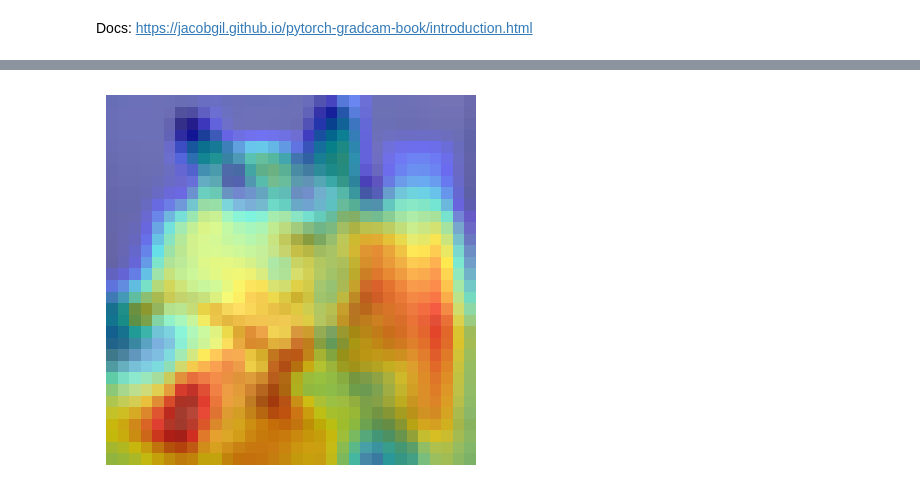
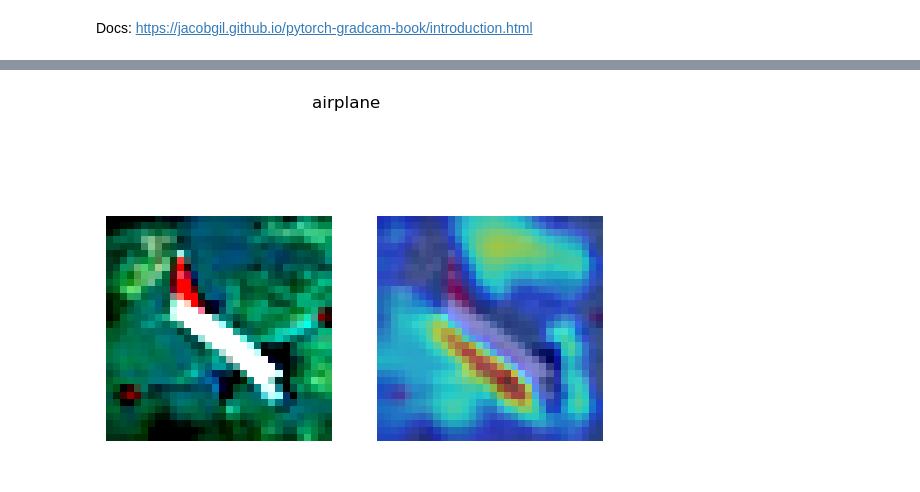
Before and after one commit to MNetanel/dl_project_cnn_attention, a Jupyter notebook: deep-course-project.ipynb, the cells around one changed output, grey strips where cells are left out. Drawn from its saved outputs; the diff is of its cells as text; code cells hidden in the pictures.

```diff
--- a/deep-course-project.ipynb
+++ b/deep-course-project.ipynb
@@ -165,7 +142,7 @@ def evaluate_model(model, data_loader):
 
     return accuracy, loss
 # %%
-def train(model, epochs=10, lr=0.01, momentum=0, verbose=True):
+def train(model, epochs=15, lr=0.01, momentum=0.9, verbose=True):
 
     logging_dict = {'loss': {'train': [], 'validation': []},
                     'accuracy': {'train': [], 'validation': []},
@@ -298,0 +230,8 @@ def make_plots(logging_dict, model_name, avg_train=True):
+# %%
+layers = [3, 4, 6, 3]
+resnet50_eca = ResNet(Bottleneck,
+                       layers,
+                       10,
+                       extra_modules_list=[[eca_layer(layer * 4 , 3).to(device)] for layer in layers],
+                       before_downsampling_list=[[True] for layer in layers]).to(device)
+eca_best_model, eca_test_acc, eca_test_loss, eca_logging_dict = train(resnet50_eca)
@@ -322,5 +292,12 @@ horse
 # %%
-def show_activations(model,target_layers, img, label: int | None = None, use_cuda=True):
+classes_names = {i: c for i, c in enumerate (('airplane', 'automobile', 'bird', 'cat', 'deer',
+                                              'dog', 'frog', 'horse', 'ship', 'truck',))}
+
+def show_activations(model, target_layers, image_number: int | None = None, use_cuda=True):
+    if image_number == None:
+        img, label = cifar10['train'][np.random.randint(350)]
+    else:
+        img, label = cifar10['train'][image_number]
     input_tensor = img.unsqueeze(0)
     cam = GradCAM(model=model, target_layers=target_layers, use_cuda=use_cuda)
     targets = [ClassifierOutputTarget(label)] if label else None
@@ -330,5 +307,11 @@ def show_activations(model,target_layers, img, label: int | None = None, use_cud
         return ((img - img.min()) / (img.max() - img.min()))
 
     visualization = show_cam_on_image(normalize(torch.permute(img, (1, 2, 0))).numpy(), grayscale_cam, use_rgb=True)
-    plt.imshow(visualization)
-    plt.axis('off')
+
+    fig, axs = plt.subplots(1, 2)
+    axs = axs.ravel()
+    axs[0].imshow(torch.permute(img, (1, 2, 0)))
+    axs[0].axis('off')
+    axs[1].imshow(visualization)
+    axs[1].axis('off')
+    plt.suptitle(classes_names[label])
@@ -335,4 +338,4 @@ def show_activations(model,target_layers, img, label: int | None = None, use_cud
 # %%
-show_activations(model=resnet_best_model, img=img, label=None, target_layers=[resnet_best_model.conv1])
+show_activations(model=eca_best_model, target_layers=[eca_best_model.conv1])
 # %% [output]
-[figure, old version]
+[figure, new version]
```
Also changed, not shown: parts of 19 cells of this notebook.
